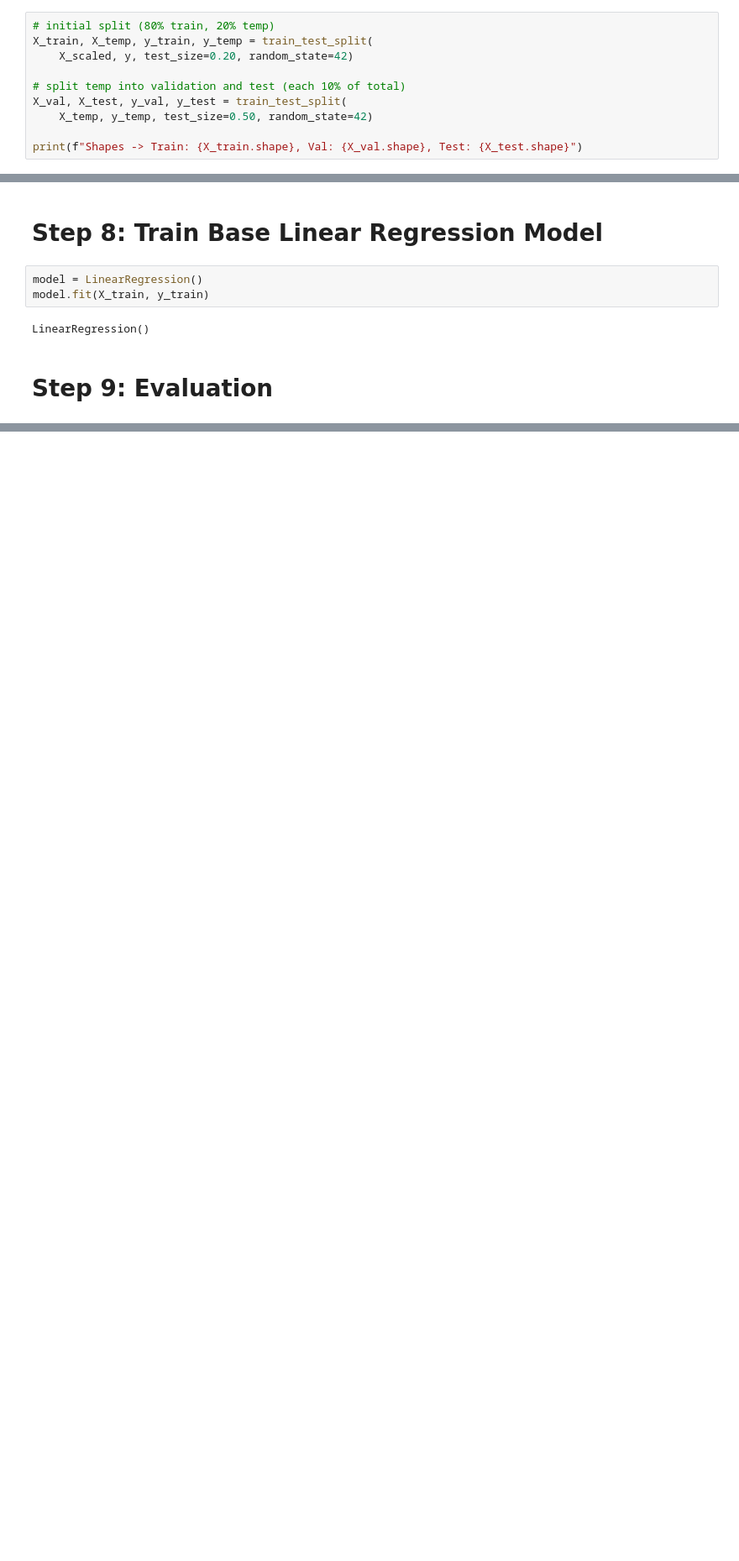
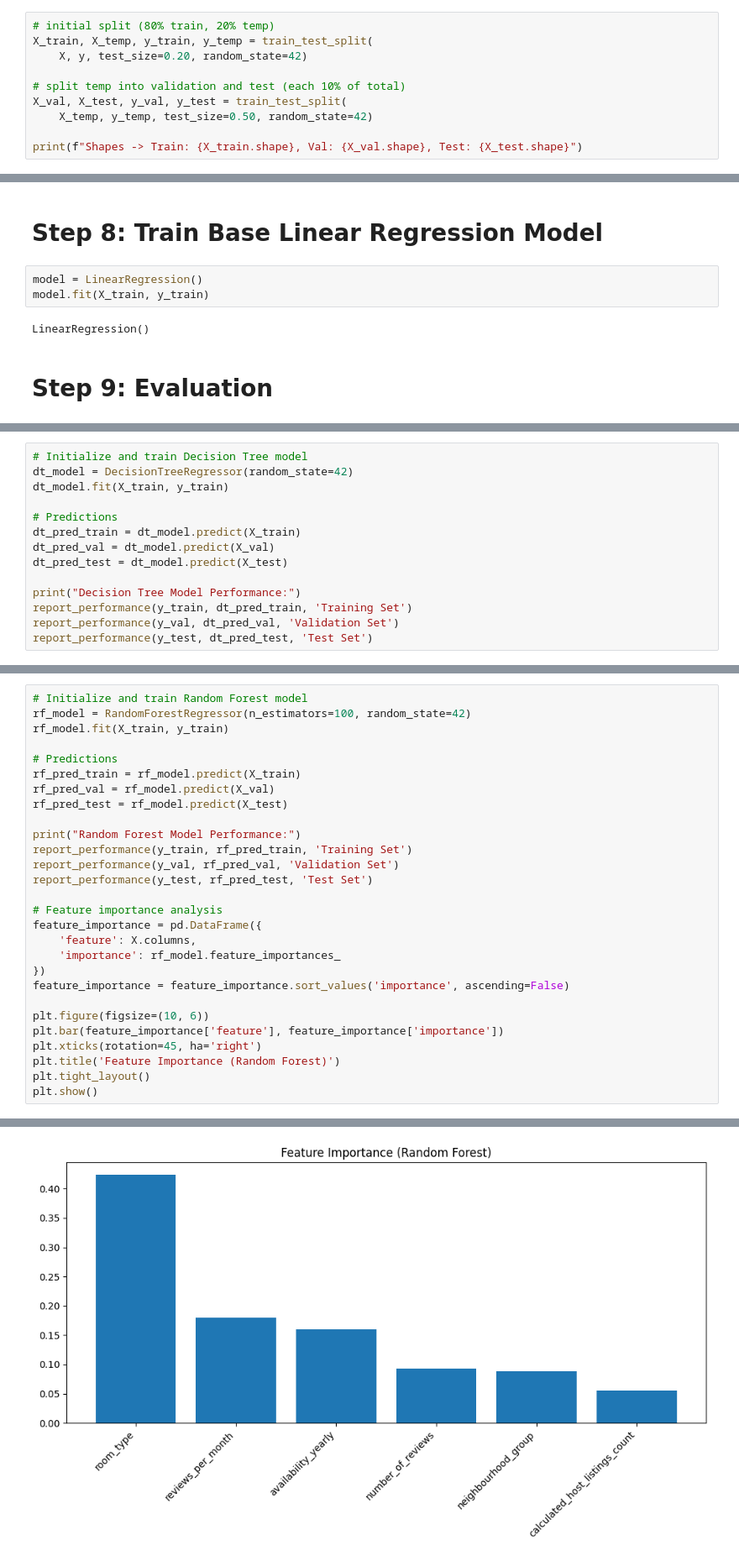
Before and after one commit to fa24abb/Final-Project-Airbnb-Price-Prediction, a Jupyter notebook: main.ipynb, the cells around one changed output, grey strips where cells are left out. Shown: that part at 84% size. Saved outputs shown, nothing was run; the diff lists cells and outputs as text; blank space fills up the shorter version.

```diff
--- a/main.ipynb
+++ b/main.ipynb
@@ -165,7 +236,7 @@ X_scaled = scaler.fit_transform(X)
 # %%
 # initial split (80% train, 20% temp)
 X_train, X_temp, y_train, y_temp = train_test_split(
-    X_scaled, y, test_size=0.20, random_state=42)
+    X, y, test_size=0.20, random_state=42)
 
 # split temp into validation and test (each 10% of total)
 X_val, X_test, y_val, y_test = train_test_split(
@@ -221,0 +295,14 @@ Performance on Test Set:
+# %%
+# Initialize and train Decision Tree model
+dt_model = DecisionTreeRegressor(random_state=42)
+dt_model.fit(X_train, y_train)
+
+# Predictions
+dt_pred_train = dt_model.predict(X_train)
+dt_pred_val = dt_model.predict(X_val)
+dt_pred_test = dt_model.predict(X_test)
+
+print("Decision Tree Model Performance:")
+report_performance(y_train, dt_pred_train, 'Training Set')
+report_performance(y_val, dt_pred_val, 'Validation Set')
+report_performance(y_test, dt_pred_test, 'Test Set')
@@ -221,0 +328,29 @@ Performance on Test Set:
+# %%
+# Initialize and train Random Forest model
+rf_model = RandomForestRegressor(n_estimators=100, random_state=42)
+rf_model.fit(X_train, y_train)
+
+# Predictions
+rf_pred_train = rf_model.predict(X_train)
+rf_pred_val = rf_model.predict(X_val)
+rf_pred_test = rf_model.predict(X_test)
+
+print("Random Forest Model Performance:")
+report_performance(y_train, rf_pred_train, 'Training Set')
+report_performance(y_val, rf_pred_val, 'Validation Set')
+report_performance(y_test, rf_pred_test, 'Test Set')
+
+# Feature importance analysis
+feature_importance = pd.DataFrame({
+    'feature': X.columns,
+    'importance': rf_model.feature_importances_
+})
+feature_importance = feature_importance.sort_values('importance', ascending=False)
+
+plt.figure(figsize=(10, 6))
+plt.bar(feature_importance['feature'], feature_importance['importance'])
+plt.xticks(rotation=45, ha='right')
+plt.title('Feature Importance (Random Forest)')
+plt.tight_layout()
+plt.show()
+# %% [output]
@@ -221,0 +373 @@ Performance on Test Set:
+[figure, added]
```
Also changed, not shown: parts of 16 cells of this notebook, 1 other file.
